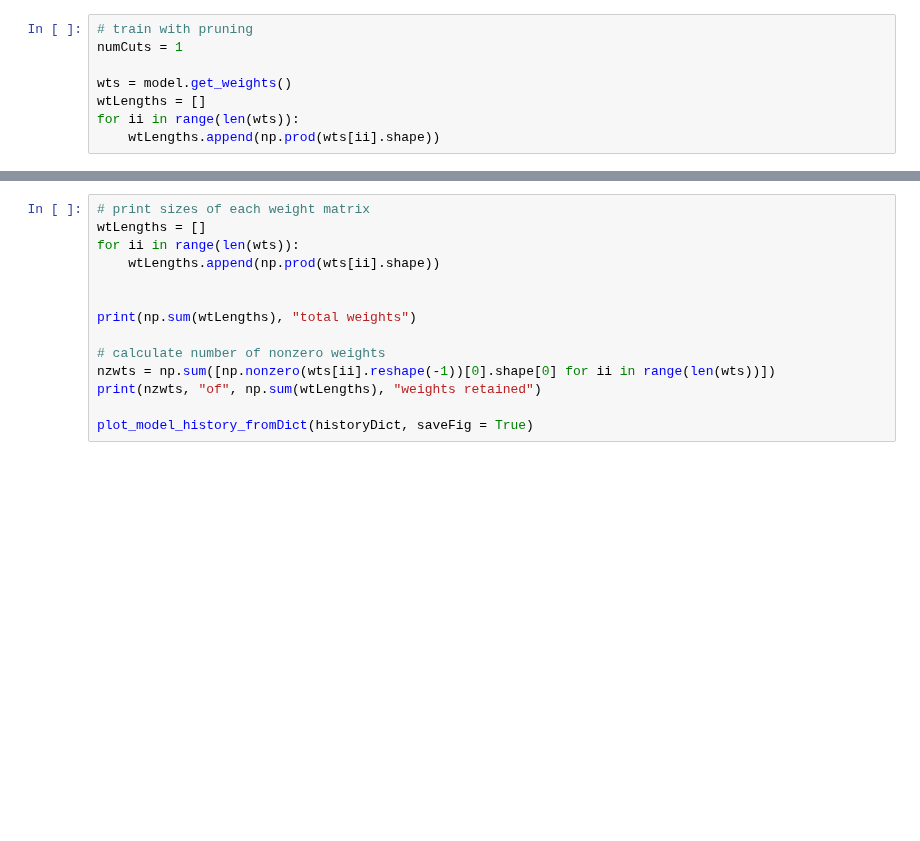
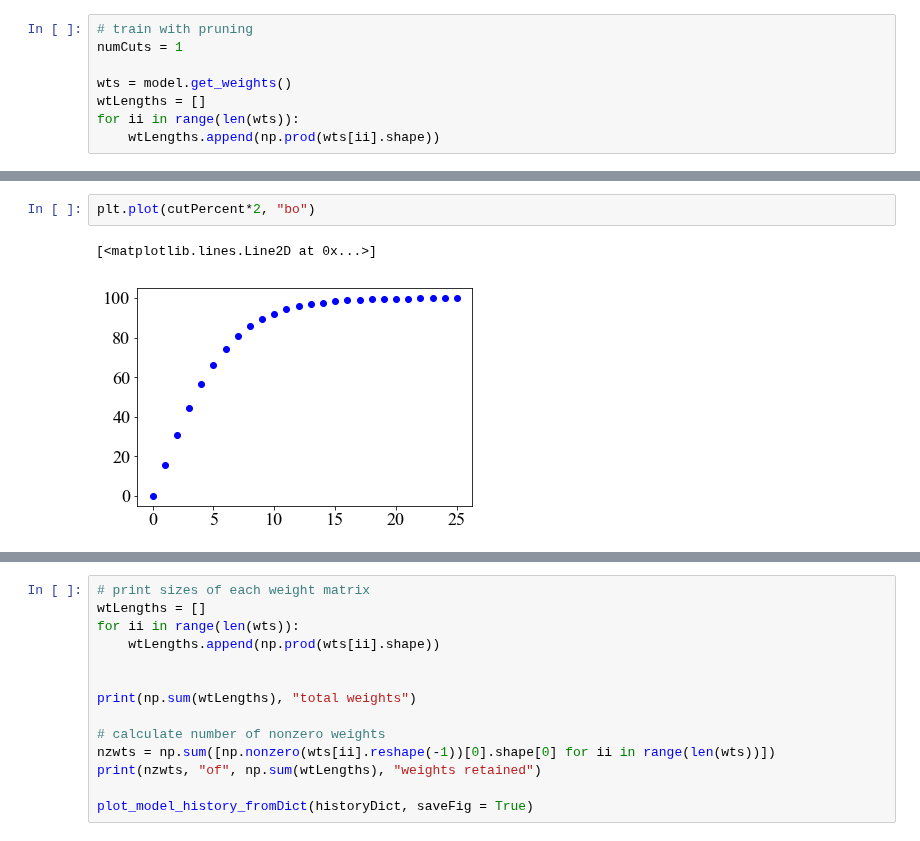
Before and after one commit to oliviatessa/MothMachineLearning, a Jupyter notebook: Underactuated/000_TrainWithPruning.ipynb, the cells around one changed output, grey strips where cells are left out. Drawn from its saved outputs; the diff is of its cells as text; blank space fills up the shorter version.

```diff
--- a/Underactuated/000_TrainWithPruning.ipynb
+++ b/Underactuated/000_TrainWithPruning.ipynb
@@ -713 +721,6 @@ if not os.path.exists(modelSubdir):
+# %%
+plt.plot(cutPercent*2, "bo")
+# %% [output]
+[<matplotlib.lines.Line2D at 0x...>]
+[figure, added]
 # %%
```
Also changed, not shown: parts of 14 cells of this notebook, 1 other file.
